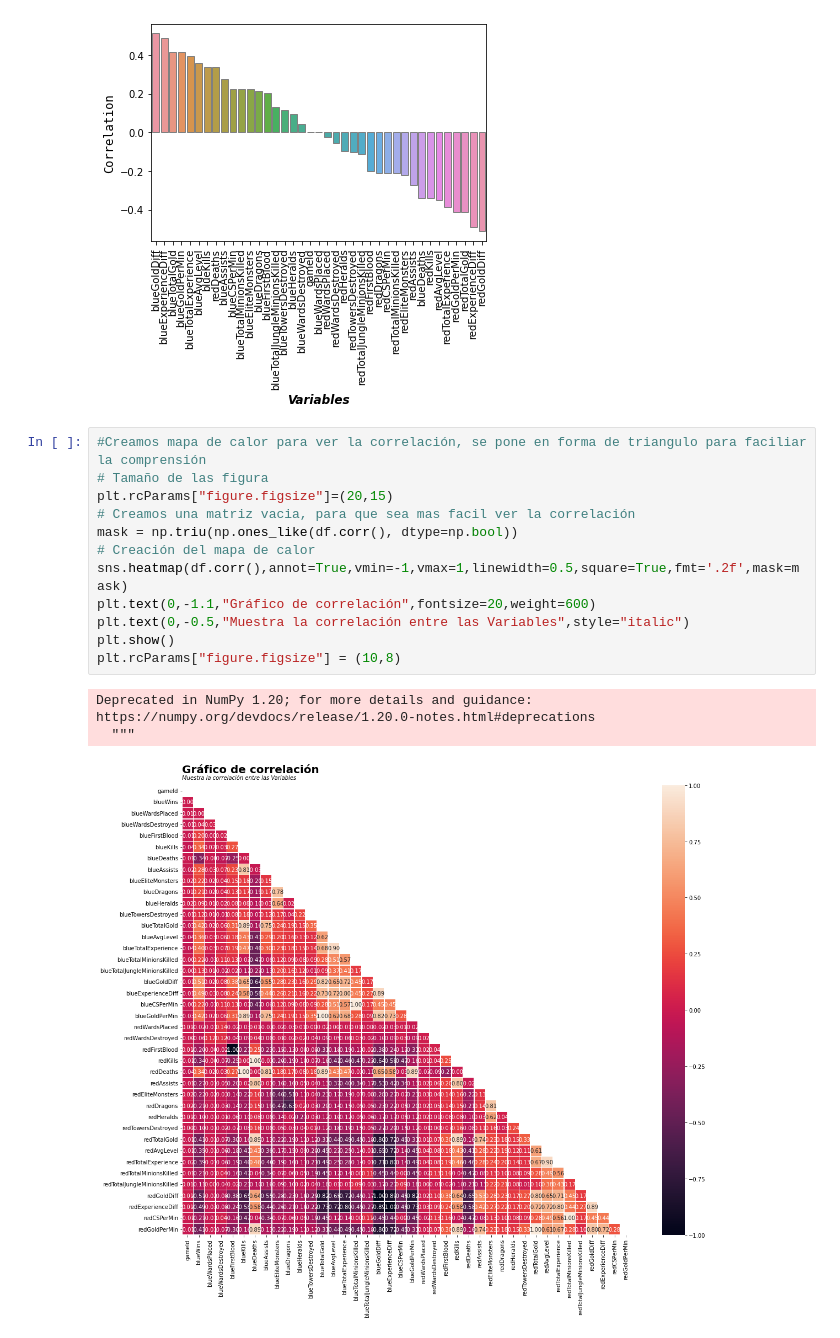
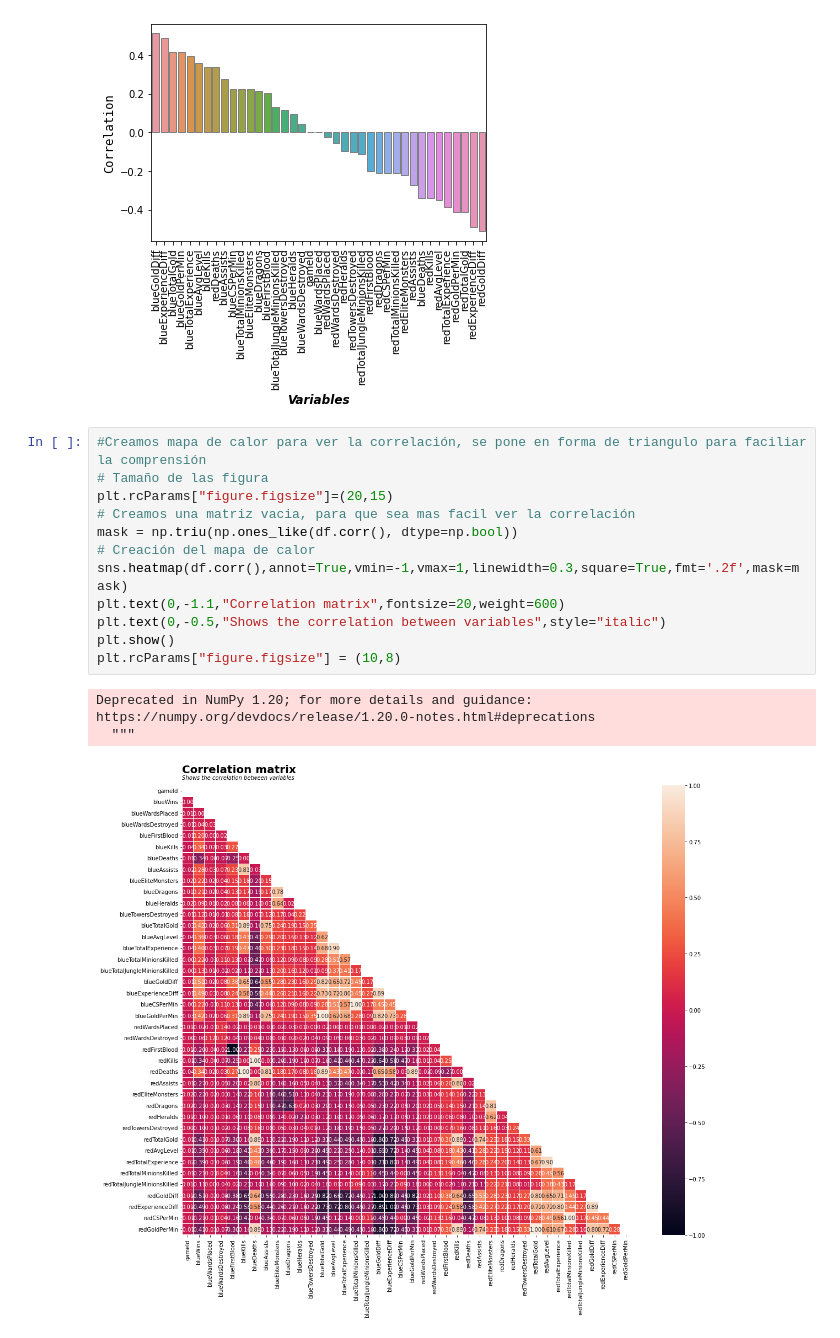
Before and after one commit to Fernecoder/Ranked-games-win-prediction, a Jupyter notebook: Ranked_game_win_prediction.ipynb, the cells around one changed output. Saved outputs shown, nothing was run; the diff lists cells and outputs as text.

```diff
--- a/Ranked_game_win_prediction.ipynb
+++ b/Ranked_game_win_prediction.ipynb
@@ -95,16 +113,16 @@ plt.show()
 # %%
 #Creamos mapa de calor para ver la correlación, se pone en forma de triangulo para faciliar la comprensión
 # Tamaño de las figura
 plt.rcParams["figure.figsize"]=(20,15)
 # Creamos una matriz vacia, para que sea mas facil ver la correlación
 mask = np.triu(np.ones_like(df.corr(), dtype=np.bool))
 # Creación del mapa de calor
-sns.heatmap(df.corr(),annot=True,vmin=-1,vmax=1,linewidth=0.5,square=True,fmt='.2f',mask=mask)
-plt.text(0,-1.1,"Gráfico de correlación",fontsize=20,weight=600)
-plt.text(0,-0.5,"Muestra la correlación entre las Variables",style="italic")
+sns.heatmap(df.corr(),annot=True,vmin=-1,vmax=1,linewidth=0.3,square=True,fmt='.2f',mask=mask)
+plt.text(0,-1.1,"Correlation matrix",fontsize=20,weight=600)
+plt.text(0,-0.5,"Shows the correlation between variables",style="italic")
 plt.show()
 plt.rcParams["figure.figsize"] = (10,8)
 # %% [output]
 Deprecated in NumPy 1.20; for more details and guidance: https://numpy.org/devdocs/release/1.20.0-notes.html#deprecations
   """
-[figure, old version]
+[figure, new version]
```
Also changed, not shown: parts of 15 cells of this notebook.
